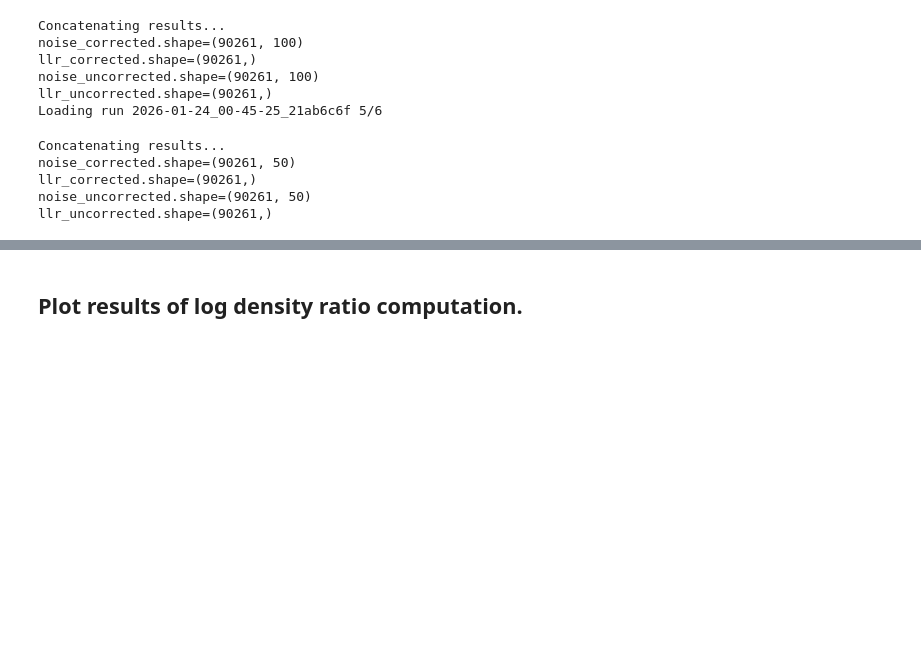
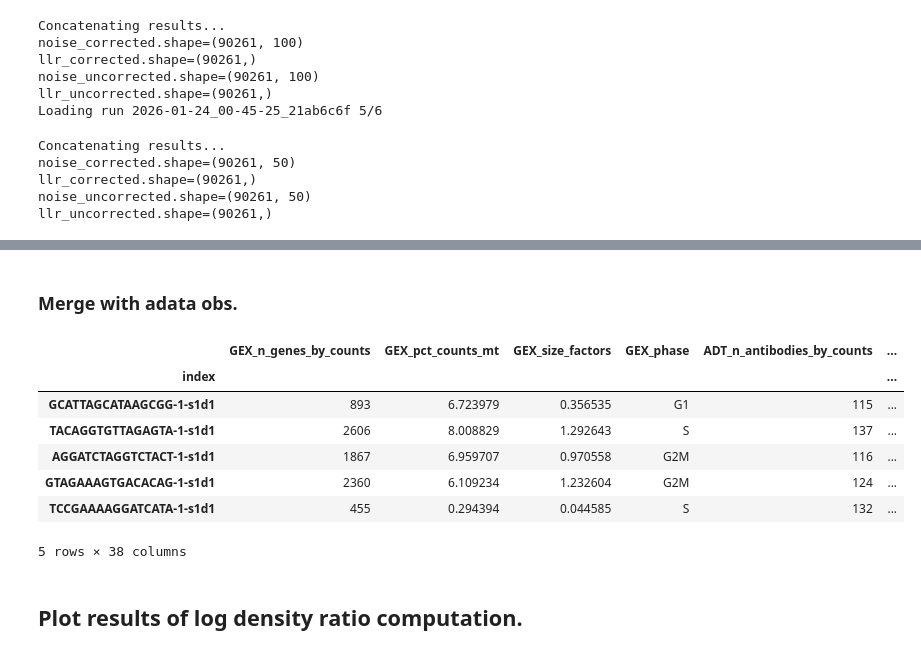
Before and after one commit to theislab/scRatio, a Jupyter notebook: notebooks/Neurips/generate_concatenated_plots.ipynb, the cells around one changed output, grey strips where cells are left out. Cells and saved outputs as stored; diff of their text form; code cells hidden in the pictures; blank space fills up the shorter version.

```diff
--- a/notebooks/Neurips/generate_concatenated_plots.ipynb
+++ b/notebooks/Neurips/generate_concatenated_plots.ipynb
@@ -347,3 +428,24 @@ llr_uncorrected.shape=(90261,)
+# %% [markdown]
+### Merge with adata obs.
+# %%
+is_llr_data_joined = False
+if not is_llr_data_joined:
+    obs_df = adata.obs
+    obs_df_joined = obs_df.join(llr_df, on="index", how="inner")
+    assert obs_df_joined.shape[0] == adata.shape[0]
+    assert obs_df_joined.shape[1] == adata.obs.shape[1] + llr_df.shape[1]
+    adata.obs = obs_df_joined
+    is_llr_data_joined = True
+adata.obs.head()
+# %% [output]
+|  | GEX_n_genes_by_counts | GEX_pct_counts_mt | GEX_size_factors | GEX_phase | ADT_n_antibodies_by_counts | ... |
+| index |  |  |  |  |  | ... |
+| GCATTAGCATAAGCGG-1-s1d1 | 893 | 6.723979 | 0.356535 | G1 | 115 | ... |
+| TACAGGTGTTAGAGTA-1-s1d1 | 2606 | 8.008829 | 1.292643 | S | 137 | ... |
+| AGGATCTAGGTCTACT-1-s1d1 | 1867 | 6.959707 | 0.970558 | G2M | 116 | ... |
+| GTAGAAAGTGACACAG-1-s1d1 | 2360 | 6.109234 | 1.232604 | G2M | 124 | ... |
+| TCCGAAAAGGATCATA-1-s1d1 | 455 | 0.294394 | 0.044585 | S | 132 | ... |
+5 rows × 38 columns
 # %% [markdown]
 ## Plot results of log density ratio computation.
 # %% [markdown]
```
Also changed, not shown: parts of 15 cells of this notebook, 2 other files.
